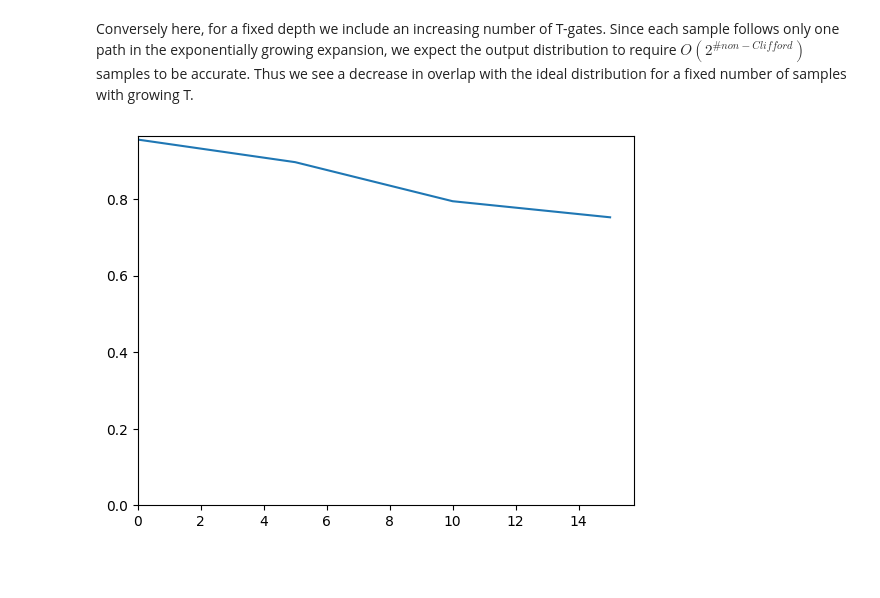
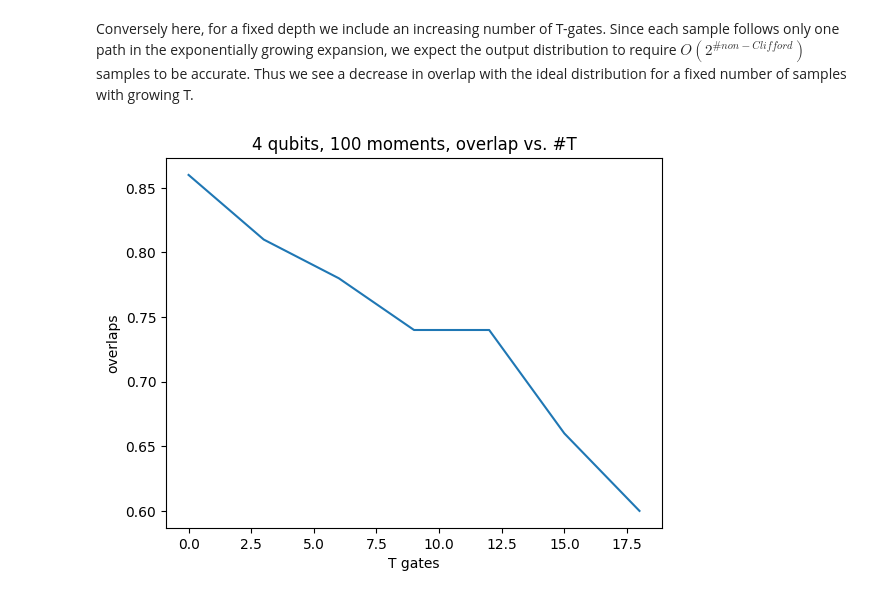
Before and after one commit to asciineuron/bgls, a Jupyter notebook: docs/clifford_simulation.ipynb, the cells around one changed output. Drawn from its saved outputs; the diff is of its cells as text; code cells hidden in the pictures; blank space fills up the shorter version.

```diff
--- a/docs/clifford_simulation.ipynb
+++ b/docs/clifford_simulation.ipynb
@@ -160,7 +160,7 @@ def theoretic_overlap(prob_vec: np.ndarray, result: cirq.Result):
 num_Ts = []
 overlaps = []
 qubits = cirq.LineQubit.range(4)
-for num_t in range(0, 20, 5):
+for num_t in range(0, 20, 3):
     circuit = cirq.testing.random_circuit(qubits, n_moments=100, op_density=0.5, gate_domain={cirq.H: 1, cirq.CNOT: 2, cirq.S: 1})
     if num_t > 0:
         inserts = []
@@ -182,7 +182,7 @@ for num_t in range(0, 20, 5):
         bgls.utils.cirq_stabilizer_ch_bitstring_probability,
         seed=1,
     )
-    result = ch_stabilizer_simulator.run(circuit, repetitions=1000)
+    result = ch_stabilizer_simulator.run(circuit, repetitions=100)
 
     overlap = theoretic_overlap(statevec, result)
 
@@ -190,8 +190,11 @@ for num_t in range(0, 20, 5):
     overlaps.append(overlap)
 # %%
 plt.plot(num_Ts, overlaps)
-plt.xlim(xmin=0)
-plt.ylim(ymin=0)
+# plt.xlim(xmin=0)
+# plt.ylim(ymin=0)
+plt.ylabel(ylabel="overlaps")
+plt.xlabel(xlabel="T gates")
+plt.title(label="4 qubits, 100 moments, overlap vs. #T")
 plt.show()
 # %% [output]
-[figure, old version]
+[figure, new version]
```
Also changed, not shown: 1 other file.
